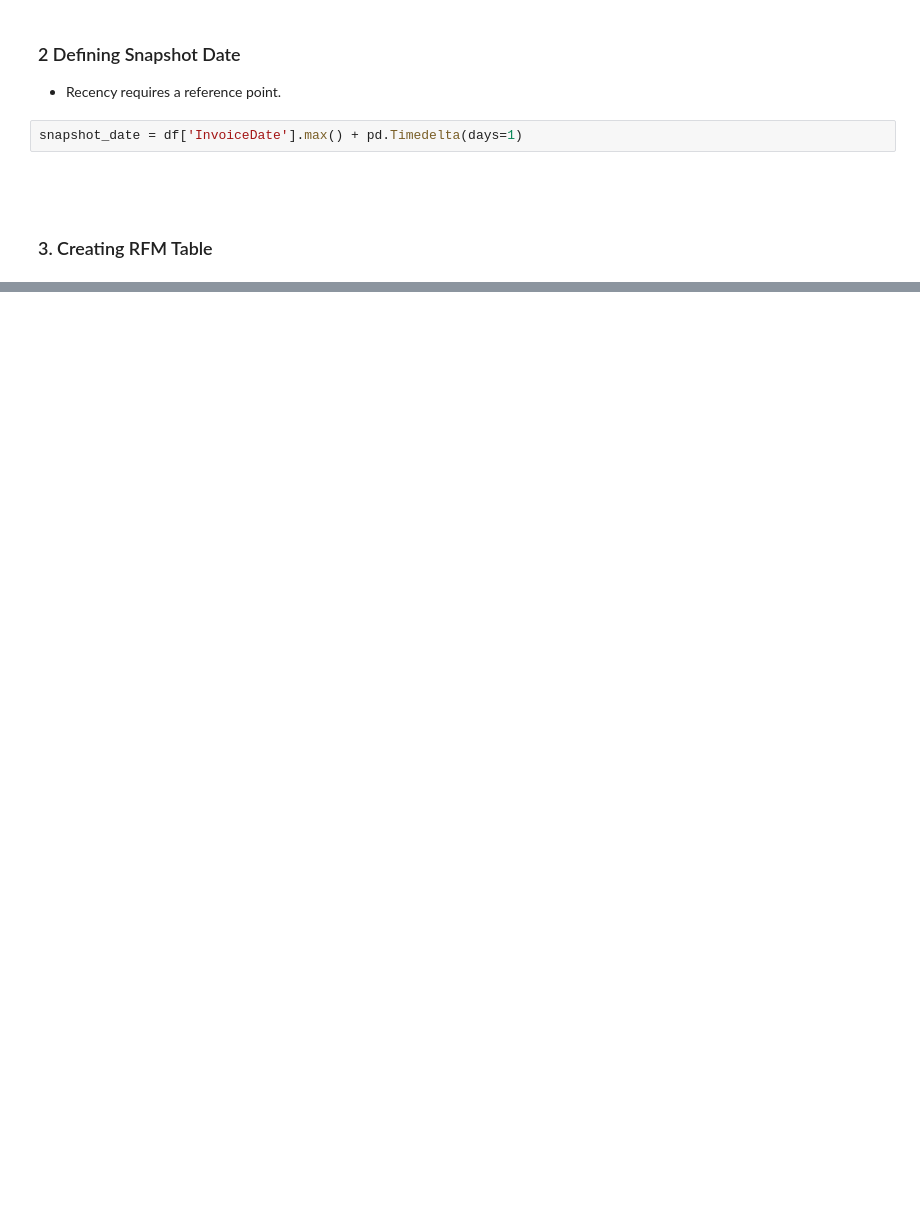
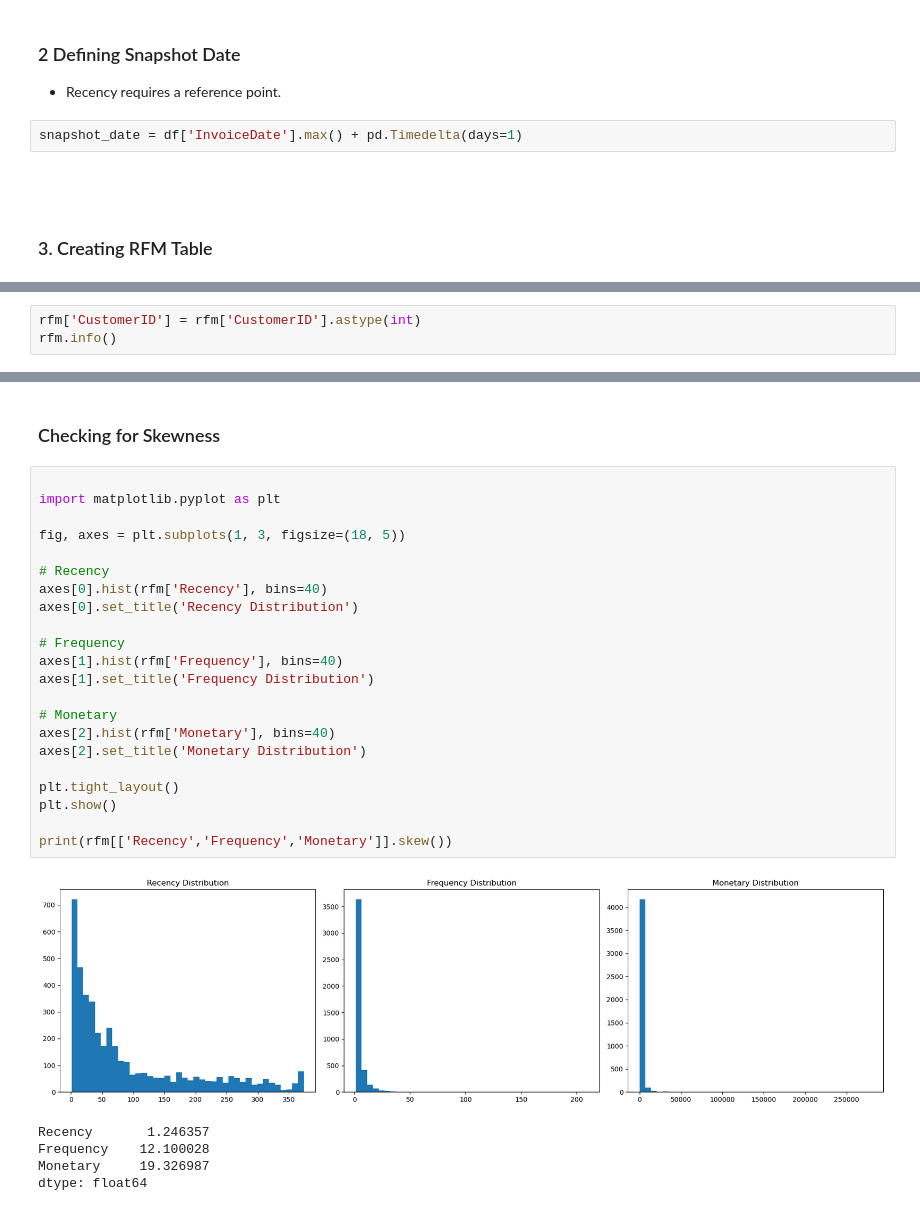
Before and after one commit to Pamela-Chebii/Consumer-Behavior-Analytics-Using-Transaction-Data, a Jupyter notebook: index.ipynb, the cells around one changed output, grey strips where cells are left out. Saved outputs shown, nothing was run; the diff lists cells and outputs as text; blank space fills up the shorter version.

Commit message:
skewness

```diff
--- a/index.ipynb
+++ b/index.ipynb
@@ -211,0 +270,3 @@ rfm.columns = ['CustomerID', 'Recency', 'Frequency', 'Monetary']
+# %%
+rfm['CustomerID'] = rfm['CustomerID'].astype(int)
+rfm.info()
@@ -211,0 +289,30 @@ rfm.columns = ['CustomerID', 'Recency', 'Frequency', 'Monetary']
+# %% [markdown]
+### Checking for Skewness
+# %%
+
+import matplotlib.pyplot as plt
+
+fig, axes = plt.subplots(1, 3, figsize=(18, 5))
+
+# Recency
+axes[0].hist(rfm['Recency'], bins=40)
+axes[0].set_title('Recency Distribution')
+
+# Frequency
+axes[1].hist(rfm['Frequency'], bins=40)
+axes[1].set_title('Frequency Distribution')
+
+# Monetary
+axes[2].hist(rfm['Monetary'], bins=40)
+axes[2].set_title('Monetary Distribution')
+
+plt.tight_layout()
+plt.show()
+
+print(rfm[['Recency','Frequency','Monetary']].skew())
+# %% [output]
+[figure, added]
+Recency       1.246357
+Frequency    12.100028
+Monetary     19.326987
+dtype: float64
```
Also changed, not shown: parts of 8 cells of this notebook.
